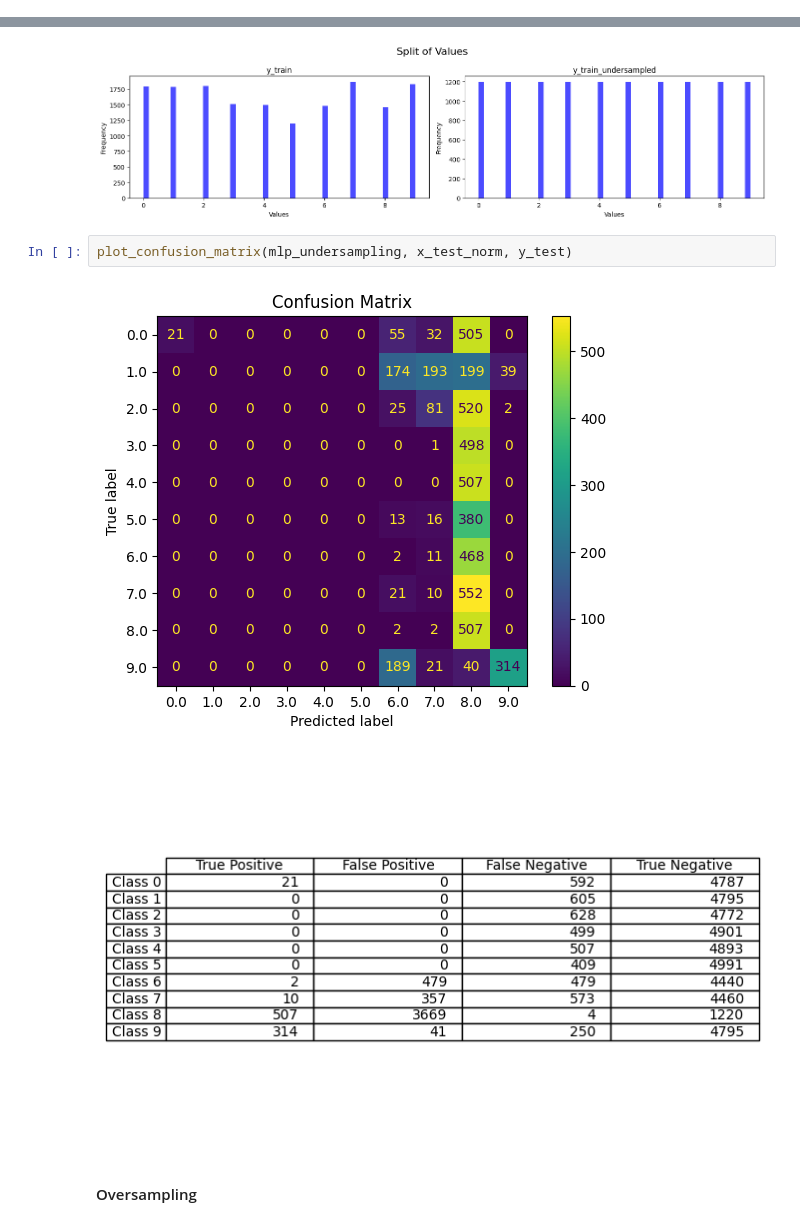
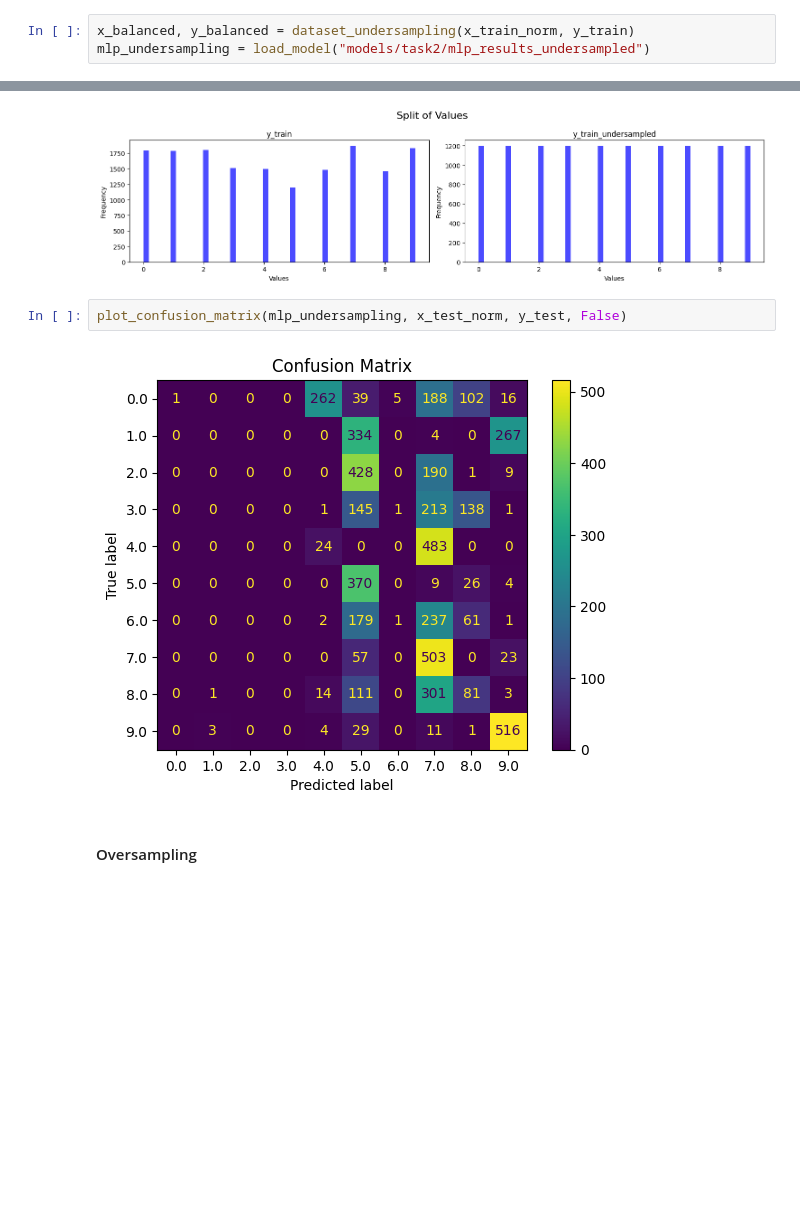
Before and after one commit to aym183/Satellite-Image-Classification, a Jupyter notebook: task2.ipynb, the cells around one changed output, grey strips where cells are left out. Drawn from its saved outputs; the diff is of its cells as text; blank space fills up the shorter version.

Commit message:
Finalised task 2

```diff
--- a/task2.ipynb
+++ b/task2.ipynb
@@ -219,3 +221,6 @@ Std Deviation: 0.0049336913717100165
+# %%
+x_balanced, y_balanced = dataset_undersampling(x_train_norm, y_train)
+mlp_undersampling = load_model("models/task2/mlp_results_undersampled")
 # %%
 plot_class_split_of_values([x_train_norm, x_balanced], ["x_train", "x_train_undersampled"])
 plot_class_split_of_values([y_train, y_balanced], ["y_train", "y_train_undersampled"])
@@ -223,9 +228,8 @@ plot_class_split_of_values([y_train, y_balanced], ["y_train", "y_train_undersamp
 [figure]
 [figure]
 # %%
-plot_confusion_matrix(mlp_undersampling, x_test_norm, y_test)
+plot_confusion_matrix(mlp_undersampling, x_test_norm, y_test, False)
 # %% [output]
-[figure, old version]
+[figure, new version]
-[figure, removed]
 # %% [markdown]
 #### Oversampling
```
Also changed, not shown: parts of 19 cells of this notebook, 7 other files.
